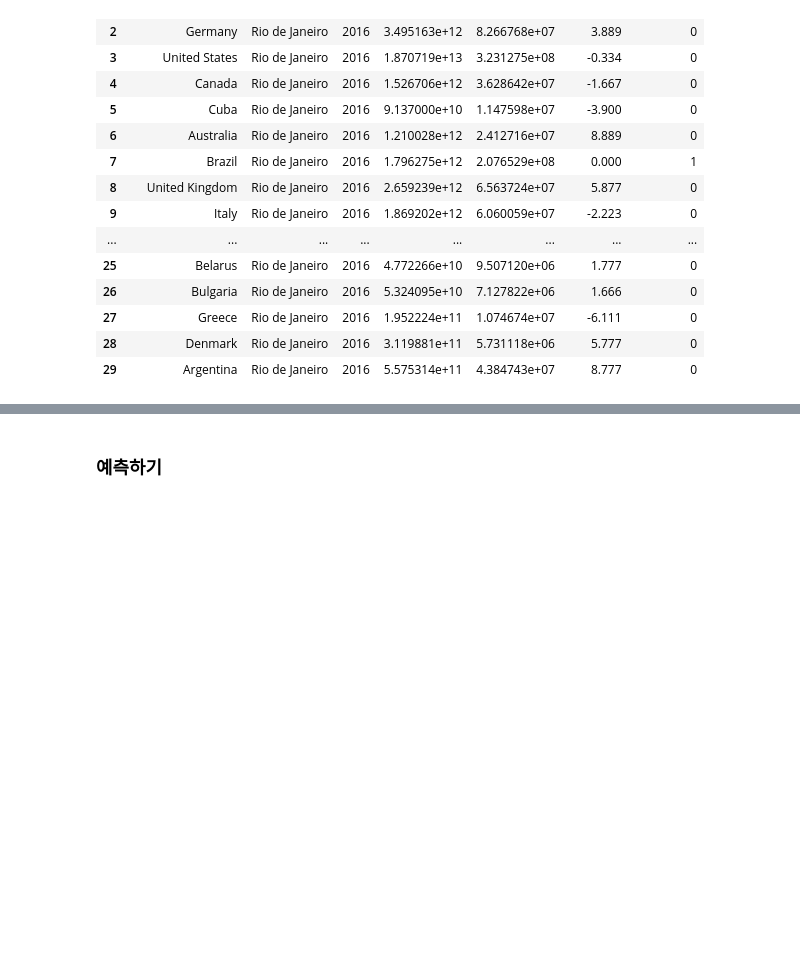
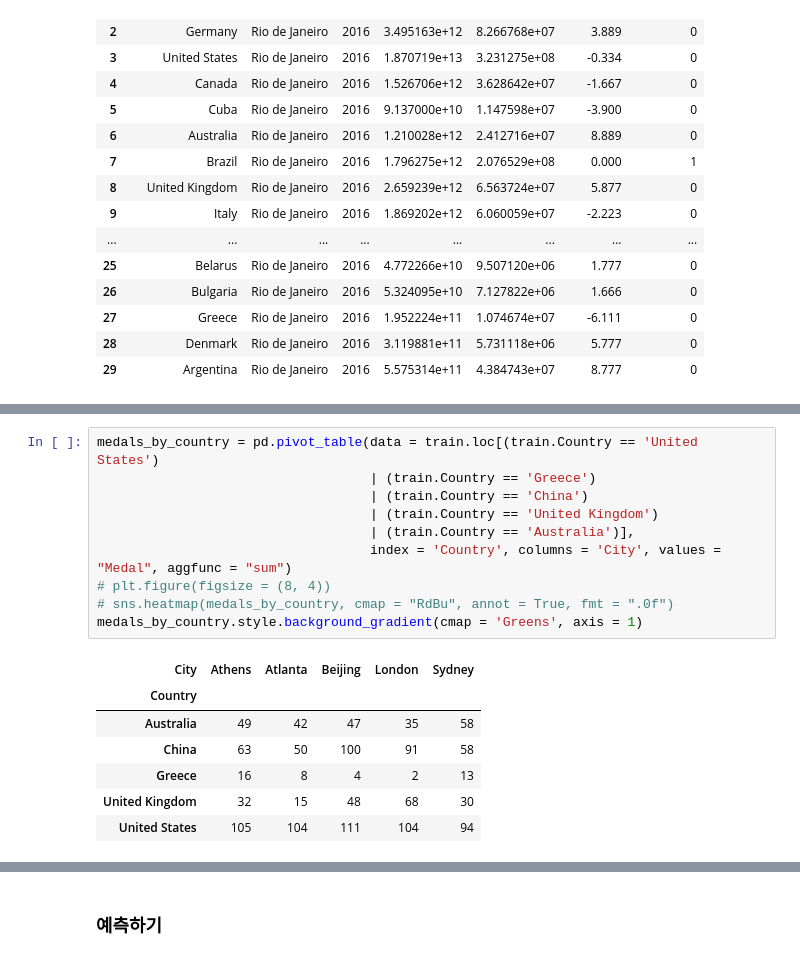
Before and after one commit to hogoood/my_own_project, a Jupyter notebook: Olympic Medals.ipynb, the cells around one changed output, grey strips where cells are left out. Saved outputs shown, nothing was run; the diff lists cells and outputs as text; blank space fills up the shorter version.

```diff
--- a/Olympic Medals.ipynb
+++ b/Olympic Medals.ipynb
@@ -1528,0 +1525,18 @@ test
+# %%
+medals_by_country = pd.pivot_table(data = train.loc[(train.Country == 'United States')
+                                   | (train.Country == 'Greece')
+                                   | (train.Country == 'China')
+                                   | (train.Country == 'United Kingdom')
+                                   | (train.Country == 'Australia')],
+                                   index = 'Country', columns = 'City', values = "Medal", aggfunc = "sum")
+# plt.figure(figsize = (8, 4))
+# sns.heatmap(medals_by_country, cmap = "RdBu", annot = True, fmt = ".0f")
+medals_by_country.style.background_gradient(cmap = 'Greens', axis = 1)
+# %% [output]
+| City | Athens | Atlanta | Beijing | London | Sydney |
+| Country |  |  |  |  |  |
+| Australia | 49 | 42 | 47 | 35 | 58 |
+| China | 63 | 50 | 100 | 91 | 58 |
+| Greece | 16 | 8 | 4 | 2 | 13 |
+| United Kingdom | 32 | 15 | 48 | 68 | 30 |
+| United States | 105 | 104 | 111 | 104 | 94 |
```
Also changed, not shown: parts of 12 cells of this notebook.
